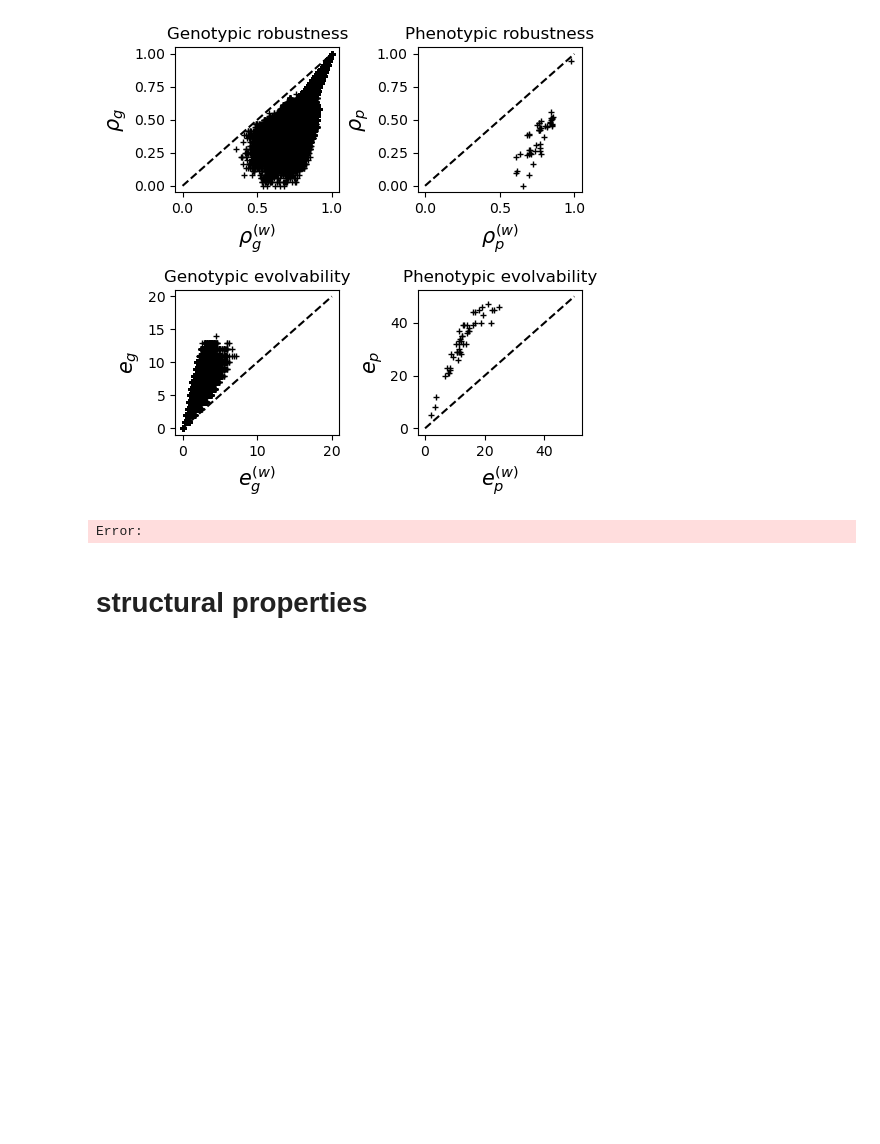
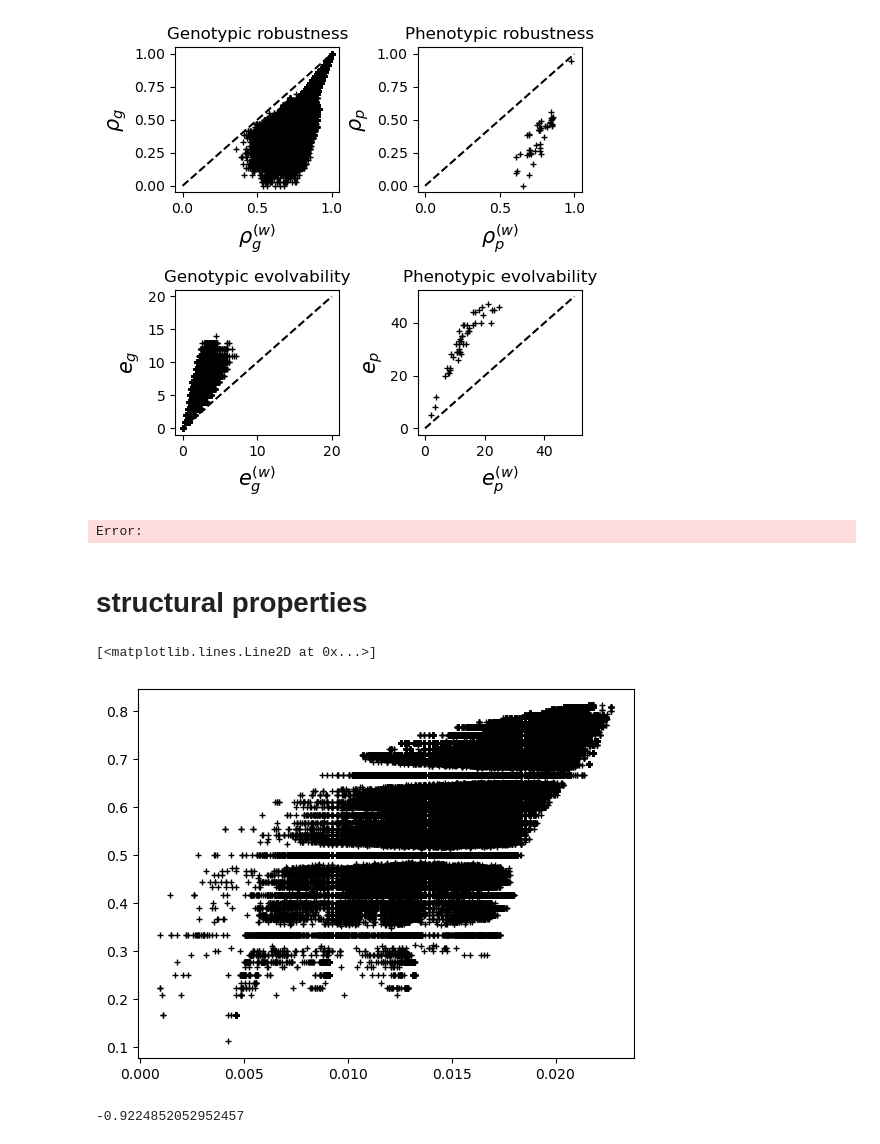
Before and after one commit to paulagrcg/phenodistance, a Jupyter notebook: plots/plotsquantities.ipynb, the cells around one changed output. Saved outputs shown, nothing was run; the diff lists cells and outputs as text; code cells hidden in the pictures; blank space fills up the shorter version.

```diff
--- a/plots/plotsquantities.ipynb
+++ b/plots/plotsquantities.ipynb
@@ -403,3 +407,17 @@ neutralsets = Counter(DGPmap.values())
 
 L=12
 K=4
+# %%
+from collections import defaultdict
+from matplotlib import pyplot as plt
+simrhog = []
+simevg = []
+for rhogkey in rhogD.keys():
+    if evgD[rhogkey] != 0:
+        simrhog.append((rhogDPD[rhogkey] - rhogD[rhogkey])/((1-rhogD[rhogkey])*(K-1)*L))
+        simevg.append(-(evgDPD[rhogkey] - evgD[rhogkey])/(evgD[rhogkey]))
+
+plt.plot(simrhog, simevg, '+', color='black', markersize=5)
+# %% [output]
+[<matplotlib.lines.Line2D at 0x...>]
+[figure, added]
@@ -406,3 +427,7 @@ K=4
+# %%
+correlation
+# %% [output]
+-0.9224852052952457
 # %%
 from matplotlib import pyplot as plt
 import numpy as np
```
Also changed, not shown: parts of 16 cells of this notebook, 8 other files.
